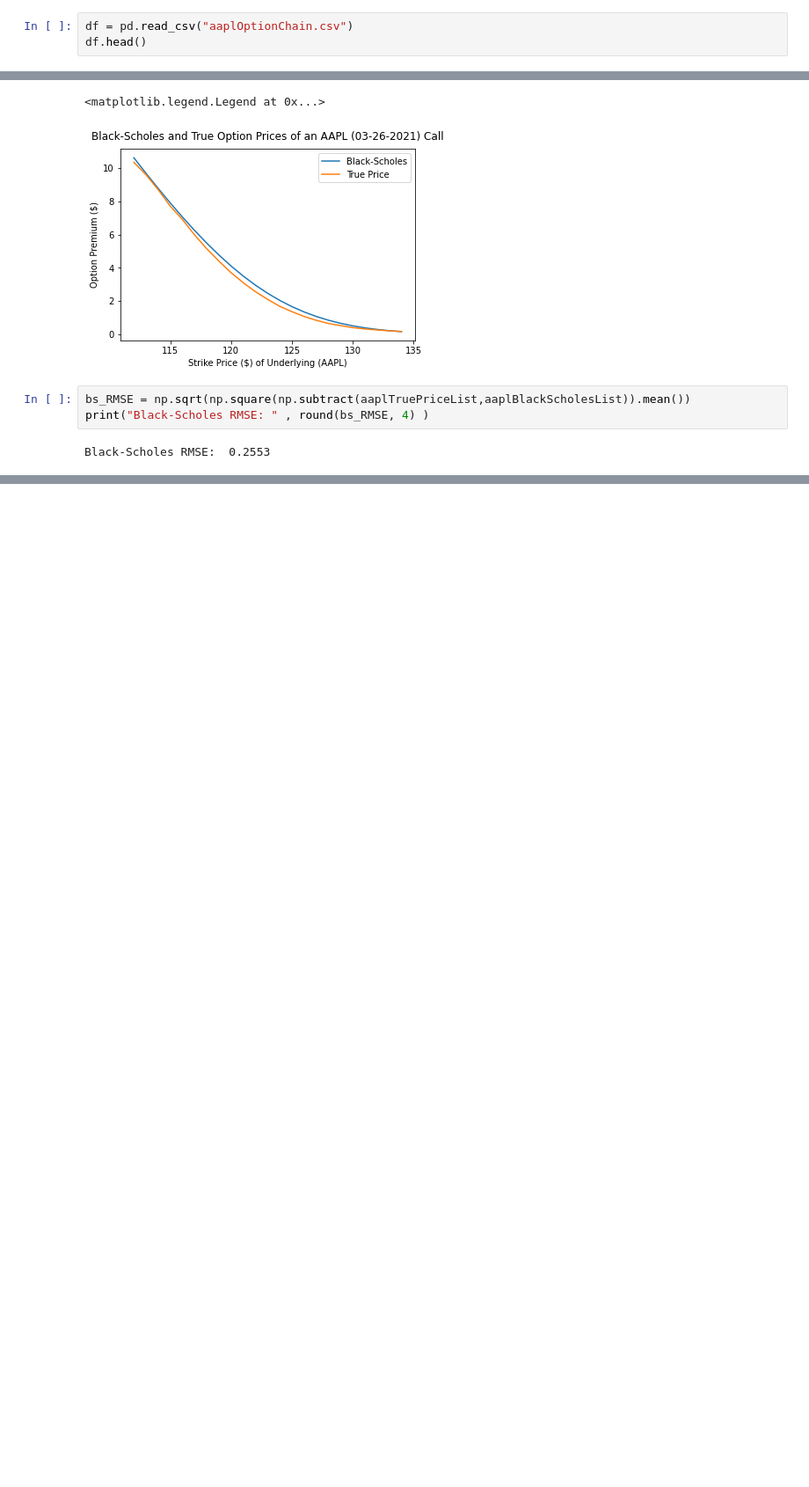
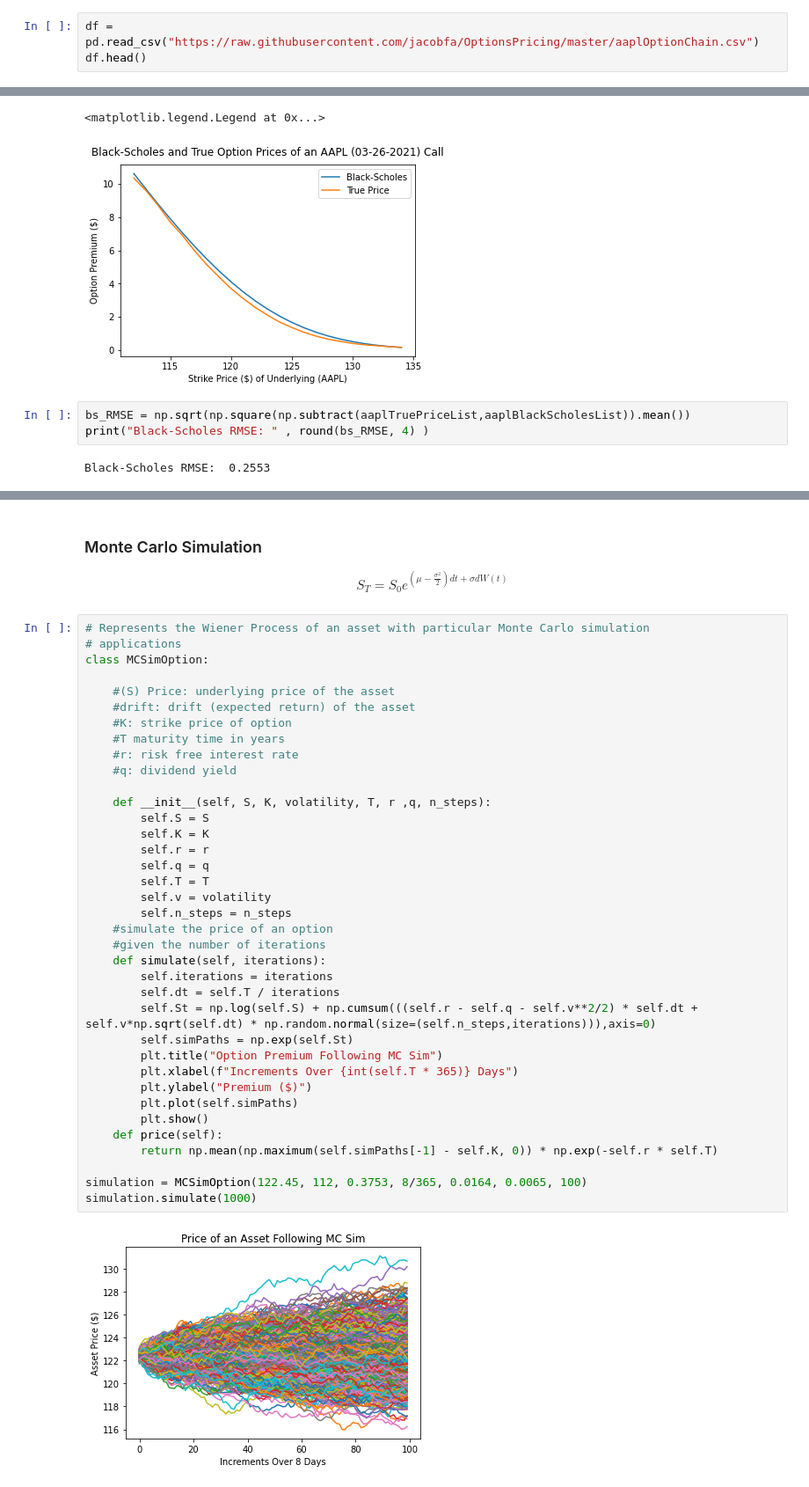
Before and after one commit to jacobfa/OptionsPricing, a Jupyter notebook: OptionPricingFinal.ipynb, the cells around one changed output, grey strips where cells are left out. Shown: that part at 88% size. Saved outputs shown, nothing was run; the diff lists cells and outputs as text; blank space fills up the shorter version.

```diff
--- a/OptionPricingFinal.ipynb
+++ b/OptionPricingFinal.ipynb
@@ -113,7 +114,7 @@ Dividend Yield: 0.0065
 </br>
 And the scraped option chain appears below.
 # %%
-df = pd.read_csv("aaplOptionChain.csv")
+df = pd.read_csv("https://raw.githubusercontent.com/jacobfa/OptionsPricing/master/aaplOptionChain.csv")
 df.head()
 # %% [output]
 |  | Date | Last | Change | Bid | Ask | Volume | Open Int. | Strike |
@@ -161 +162,45 @@ Although the Black-Scholes model seemed to perform well on a stationary dataset,
 Modern day options employ a vast array of mathematical and computational techniques to more accurately account for these errors we have discussed previously. These methods will be discussed and evaluated in the next sections.
+# %% [markdown]
+###  Monte Carlo Simulation
+\begin{equation}
+S_{T} =S_{0}e^{(\mu - \frac{\sigma^2}{2})dt + \sigma dW(t) }
+\end{equation}
+# %%
+# Represents the Wiener Process of an asset with particular Monte Carlo simulation
+# applications
+class MCSimOption:
+
+    #(S) Price: underlying price of the asset
+    #drift: drift (expected return) of the asset
+    #K: strike price of option
+    #T maturity time in years
+    #r: risk free interest rate
+    #q: dividend yield
+
+    def __init__(self, S, K, volatility, T, r ,q, n_steps):
+        self.S = S
+        self.K = K
+        self.r = r
+        self.q = q
+        self.T = T
+        self.v = volatility
+        self.n_steps = n_steps
+    #simulate the price of an option
+    #given the number of iterations
+    def simulate(self, iterations):
+        self.iterations = iterations
+        self.dt = self.T / iterations
+        self.St = np.log(self.S) + np.cumsum(((self.r - self.q - self.v**2/2) * self.dt + self.v*np.sqrt(self.dt) * np.random.normal(size=(self.n_steps,iterations))),axis=0)
+        self.simPaths = np.exp(self.St)
+        plt.title("Option Premium Following MC Sim")
+        plt.xlabel(f"Increments Over {int(self.T * 365)} Days")
+        plt.ylabel("Premium ($)")
+        plt.plot(self.simPaths)
+        plt.show()
+    def price(self):
+        return np.mean(np.maximum(self.simPaths[-1] - self.K, 0)) * np.exp(-self.r * self.T)
+
+simulation = MCSimOption(122.45, 112, 0.3753, 8/365, 0.0164, 0.0065, 100)
+simulation.simulate(1000)
+# %% [output]
+[figure, added]
```
Also changed, not shown: parts of 7 cells of this notebook.
